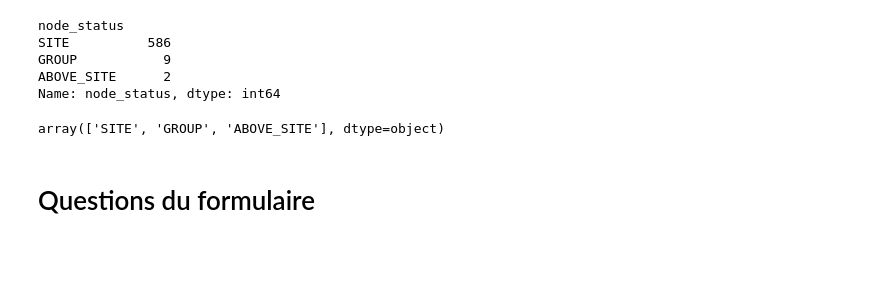
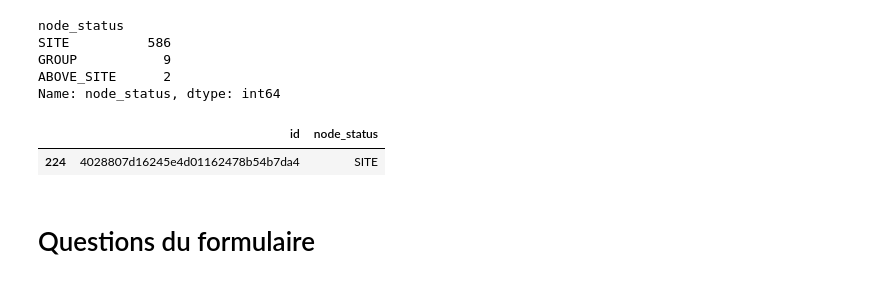
Before and after one commit to remi-vidal/StatApp, a Jupyter notebook: Decouverte_base.ipynb, the cells around one changed output. Saved outputs shown, nothing was run; the diff lists cells and outputs as text; code cells hidden in the pictures; blank space fills up the shorter version.

```diff
--- a/Decouverte_base.ipynb
+++ b/Decouverte_base.ipynb
@@ -286,10 +270,11 @@ SITE          586
 GROUP           9
 ABOVE_SITE      2
 Name: node_status, dtype: int64
-# %%
-df_nodes.node_status.unique()
-# %% [output]
-array(['SITE', 'GROUP', 'ABOVE_SITE'], dtype=object)
+# %%
+df_nodes[df_nodes['id'] =='4028807d16245e4d01162478b54b7da4']
+# %% [output]
+|  | id | node_status |
+| 224 | 4028807d16245e4d01162478b54b7da4 | SITE |
 # %% [markdown]
 # Questions du formulaire
 # %%
```
Also changed, not shown: parts of 21 cells of this notebook.
